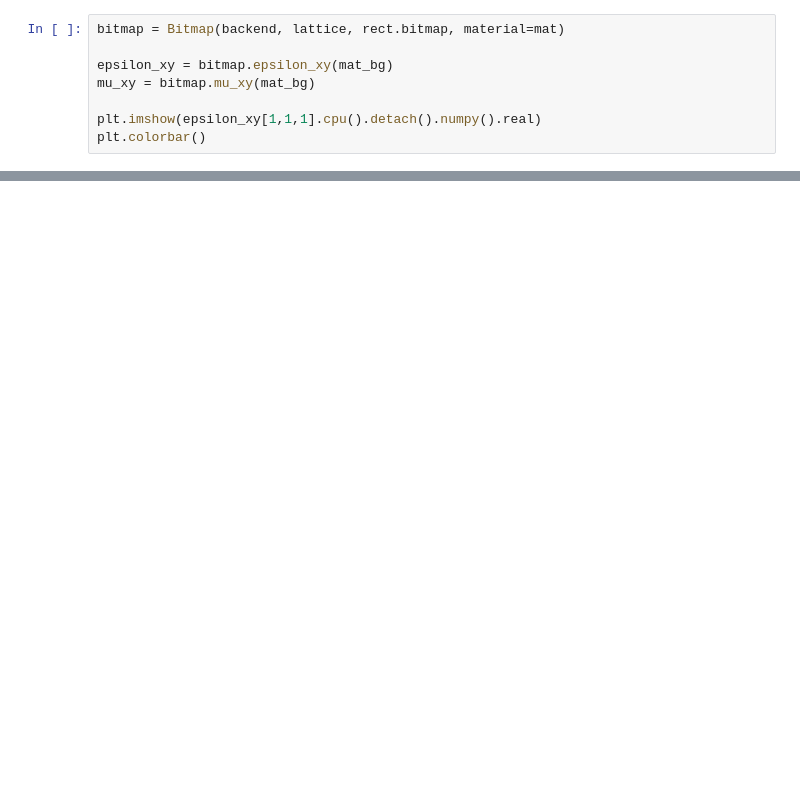
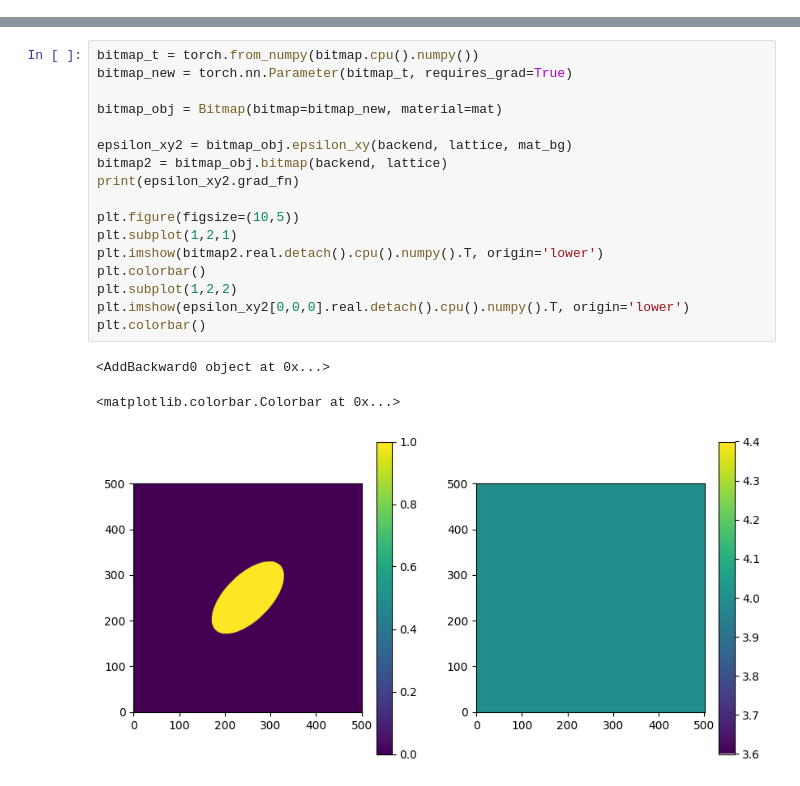
Before and after one commit to RodionovSA/metarcwa, a Jupyter notebook: test.ipynb, the cells around one changed output, grey strips where cells are left out. Drawn from its saved outputs; the diff is of its cells as text; blank space fills up the shorter version.

```diff
--- a/test.ipynb
+++ b/test.ipynb
@@ -87,8 +98,0 @@ Error: 2.8559611786264175e-05
-# %%
-bitmap = Bitmap(backend, lattice, rect.bitmap, material=mat)
-
-epsilon_xy = bitmap.epsilon_xy(mat_bg)
-mu_xy = bitmap.mu_xy(mat_bg)
-
-plt.imshow(epsilon_xy[1,1,1].cpu().detach().numpy().real)
-plt.colorbar()
@@ -161 +99,22 @@ Error: 0.0002830599462756469
+# %%
+bitmap_t = torch.from_numpy(bitmap.cpu().numpy())
+bitmap_new = torch.nn.Parameter(bitmap_t, requires_grad=True)
+
+bitmap_obj = Bitmap(bitmap=bitmap_new, material=mat)
+
+epsilon_xy2 = bitmap_obj.epsilon_xy(backend, lattice, mat_bg)
+bitmap2 = bitmap_obj.bitmap(backend, lattice)
+print(epsilon_xy2.grad_fn)
+
+plt.figure(figsize=(10,5))
+plt.subplot(1,2,1)
+plt.imshow(bitmap2.real.detach().cpu().numpy().T, origin='lower')
+plt.colorbar()
+plt.subplot(1,2,2)
+plt.imshow(epsilon_xy2[0,0,0].real.detach().cpu().numpy().T, origin='lower')
+plt.colorbar()
+# %% [output]
+<AddBackward0 object at 0x...>
+<matplotlib.colorbar.Colorbar at 0x...>
+[figure, added]
 # %%
```
Also changed, not shown: parts of 15 cells of this notebook, 14 other files.
